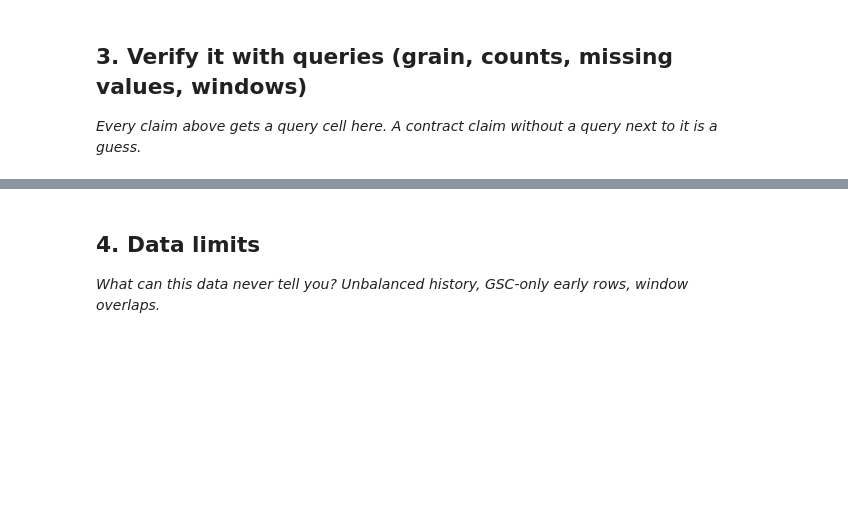
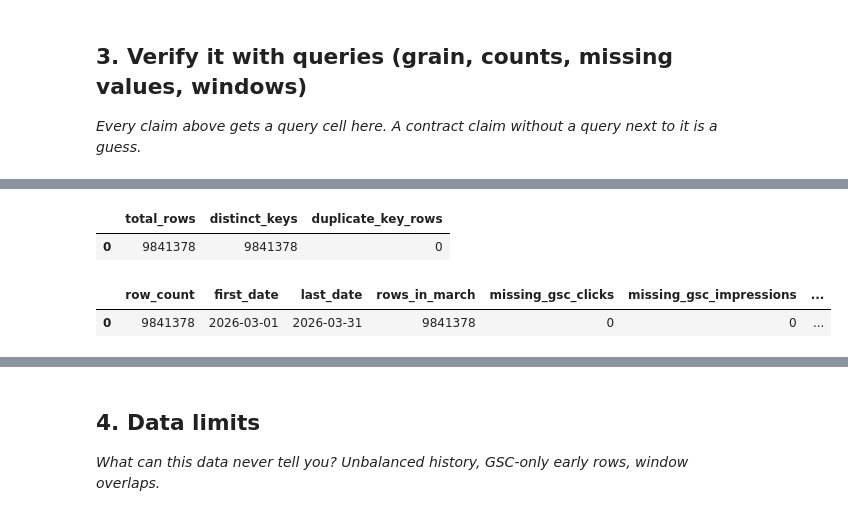
Before and after one commit to Pangakeerthi11/keerthi-flyrank-ml-internship-2026, a Jupyter notebook: work/notebooks/w03_data_contract.ipynb, the cells around one changed output, grey strips where cells are left out. Saved outputs shown, nothing was run; the diff lists cells and outputs as text; code cells hidden in the pictures; blank space fills up the shorter version.

```diff
--- a/work/notebooks/w03_data_contract.ipynb
+++ b/work/notebooks/w03_data_contract.ipynb
@@ -29,0 +97,48 @@ This skeleton is yours to fill. Work the sections **in order** — each one has
+# %%
+# QUERY 1 — Verify record grain
+display(con.execute("""
+    SELECT
+        COUNT(*) AS total_rows,
+        COUNT(DISTINCT (
+            report_date,
+            client_hash_id,
+            content_hash_id
+        )) AS distinct_keys,
+        COUNT(*) - COUNT(DISTINCT (
+            report_date,
+            client_hash_id,
+            content_hash_id
+        )) AS duplicate_key_rows
+    FROM read_parquet(?)
+""", [march_file]).fetchdf())
+# %% [output]
+|  | total_rows | distinct_keys | duplicate_key_rows |
+| 0 | 9841378 | 9841378 | 0 |
+# %%
+# QUERY 2 — Verify row count, date span and missing values
+display(con.execute("""
+    SELECT
+        COUNT(*) AS row_count,
+        MIN(report_date) AS first_date,
+        MAX(report_date) AS last_date,
+        COUNT(*) FILTER (
+            WHERE report_date >= DATE '2026-03-01'
+              AND report_date < DATE '2026-04-01'
+        ) AS rows_in_march,
+        COUNT(*) FILTER (
+            WHERE gsc_clicks IS NULL
+        ) AS missing_gsc_clicks,
+        COUNT(*) FILTER (
+            WHERE gsc_impressions IS NULL
+        ) AS missing_gsc_impressions,
+        COUNT(*) FILTER (
+            WHERE ga4_pageviews IS NULL
+        ) AS missing_ga4_pageviews,
+        COUNT(*) FILTER (
+            WHERE sessions_organic IS NULL
+        ) AS missing_sessions_organic
+    FROM read_parquet(?)
+""", [march_file]).fetchdf())
+# %% [output]
+|  | row_count | first_date | last_date | rows_in_march | missing_gsc_clicks | missing_gsc_impressions | ... |
+| 0 | 9841378 | 2026-03-01 | 2026-03-31 | 9841378 | 0 | 0 | ... |
```
Also changed, not shown: parts of 14 cells of this notebook.
